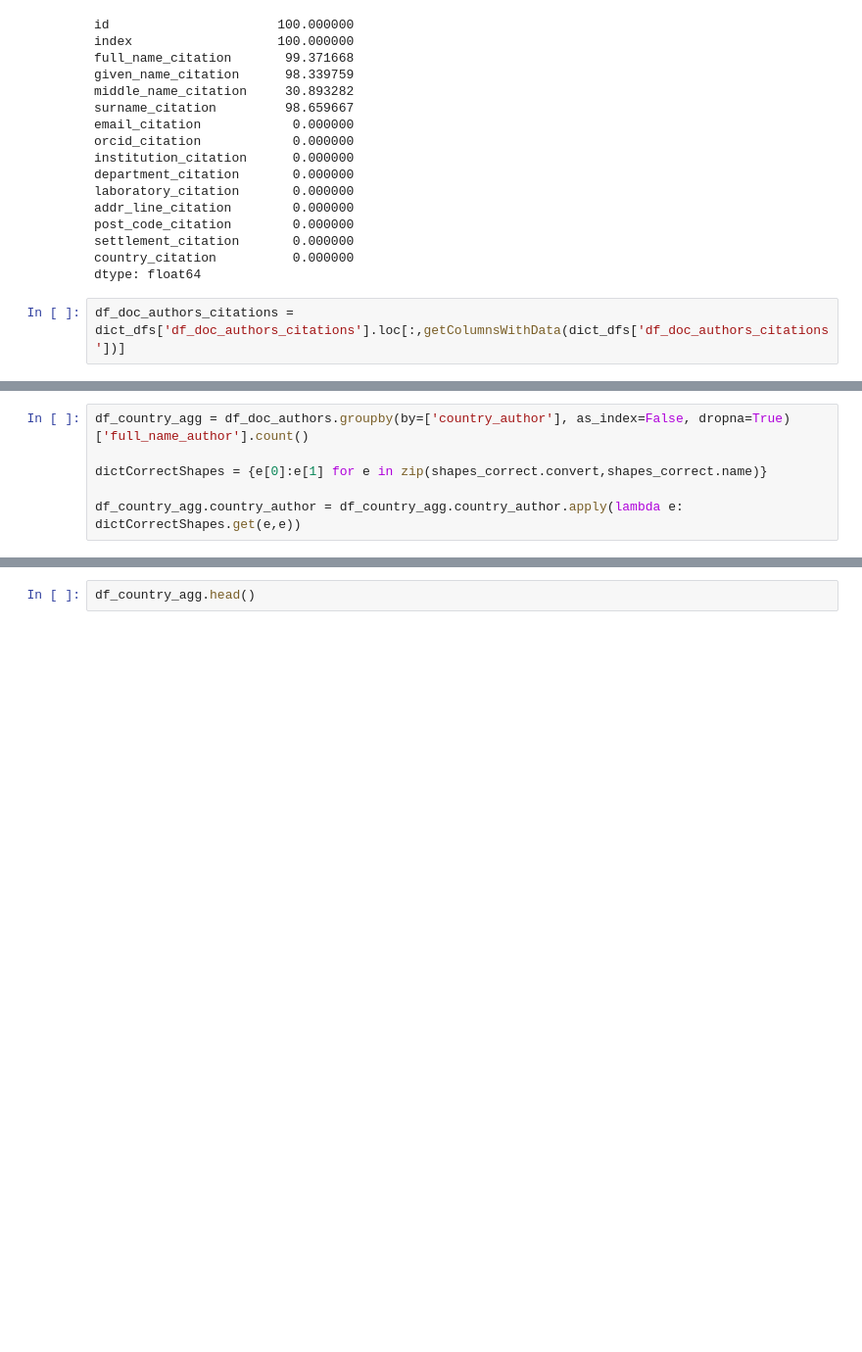
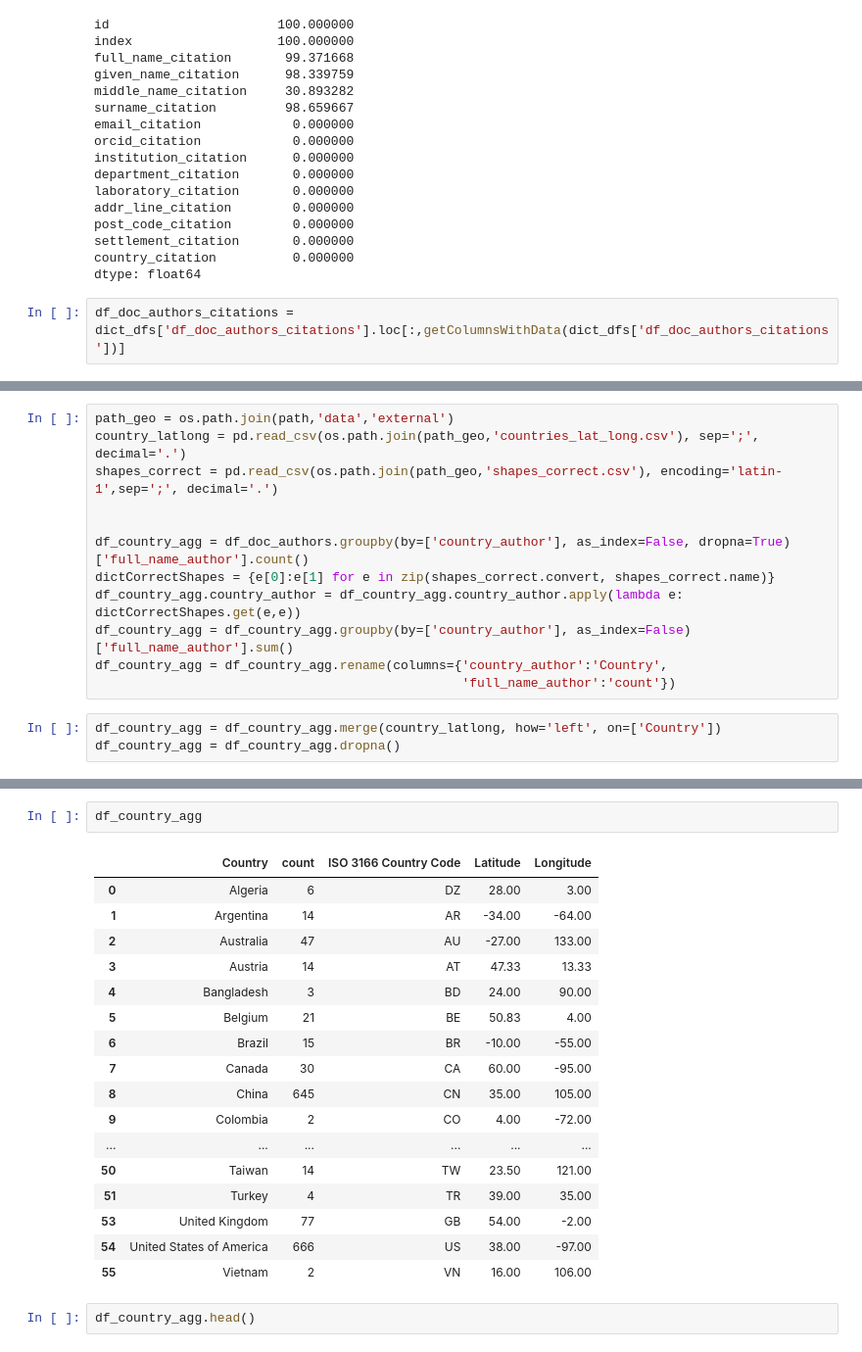
Before and after one commit to Vieirbat/Summarticles, a Jupyter notebook: notebooks/Visões Estatísticas.ipynb, the cells around one changed output, grey strips where cells are left out. Shown at 98% size. Saved outputs shown, nothing was run; the diff lists cells and outputs as text; blank space fills up the shorter version.

```diff
--- a/notebooks/Visões Estatísticas.ipynb
+++ b/notebooks/Visões Estatísticas.ipynb
@@ -514,6 +477,15 @@ shapes_correct = pd.read_csv(os.path.join(path_geo,'shapes_correct.csv'), encodi
 # %%
+path_geo = os.path.join(path,'data','external')
+country_latlong = pd.read_csv(os.path.join(path_geo,'countries_lat_long.csv'), sep=';', decimal='.')
+shapes_correct = pd.read_csv(os.path.join(path_geo,'shapes_correct.csv'), encoding='latin-1',sep=';', decimal='.')
+
+
 df_country_agg = df_doc_authors.groupby(by=['country_author'], as_index=False, dropna=True)['full_name_author'].count()
-
-dictCorrectShapes = {e[0]:e[1] for e in zip(shapes_correct.convert,shapes_correct.name)}
-
+dictCorrectShapes = {e[0]:e[1] for e in zip(shapes_correct.convert, shapes_correct.name)}
 df_country_agg.country_author = df_country_agg.country_author.apply(lambda e: dictCorrectShapes.get(e,e))
+df_country_agg = df_country_agg.groupby(by=['country_author'], as_index=False)['full_name_author'].sum()
+df_country_agg = df_country_agg.rename(columns={'country_author':'Country',
+                                                'full_name_author':'count'})
+# %%
+df_country_agg = df_country_agg.merge(country_latlong, how='left', on=['Country'])
+df_country_agg = df_country_agg.dropna()
@@ -520,3 +535,23 @@ df_country_agg.country_author = df_country_agg.country_author.apply(lambda e: di
+# %%
+df_country_agg
+# %% [output]
+|  | Country | count | ISO 3166 Country Code | Latitude | Longitude |
+| 0 | Algeria | 6 | DZ | 28.00 | 3.00 |
+| 1 | Argentina | 14 | AR | -34.00 | -64.00 |
+| 2 | Australia | 47 | AU | -27.00 | 133.00 |
+| 3 | Austria | 14 | AT | 47.33 | 13.33 |
+| 4 | Bangladesh | 3 | BD | 24.00 | 90.00 |
+| 5 | Belgium | 21 | BE | 50.83 | 4.00 |
+| 6 | Brazil | 15 | BR | -10.00 | -55.00 |
+| 7 | Canada | 30 | CA | 60.00 | -95.00 |
+| 8 | China | 645 | CN | 35.00 | 105.00 |
+| 9 | Colombia | 2 | CO | 4.00 | -72.00 |
+| ... | ... | ... | ... | ... | ... |
+| 50 | Taiwan | 14 | TW | 23.50 | 121.00 |
+| 51 | Turkey | 4 | TR | 39.00 | 35.00 |
+| 53 | United Kingdom | 77 | GB | 54.00 | -2.00 |
+| 54 | United States of America | 666 | US | 38.00 | -97.00 |
+| 55 | Vietnam | 2 | VN | 16.00 | 106.00 |
 # %%
 df_country_agg.head()
 # %% [output]
```
Also changed, not shown: parts of 37 cells of this notebook, 2 other files.
